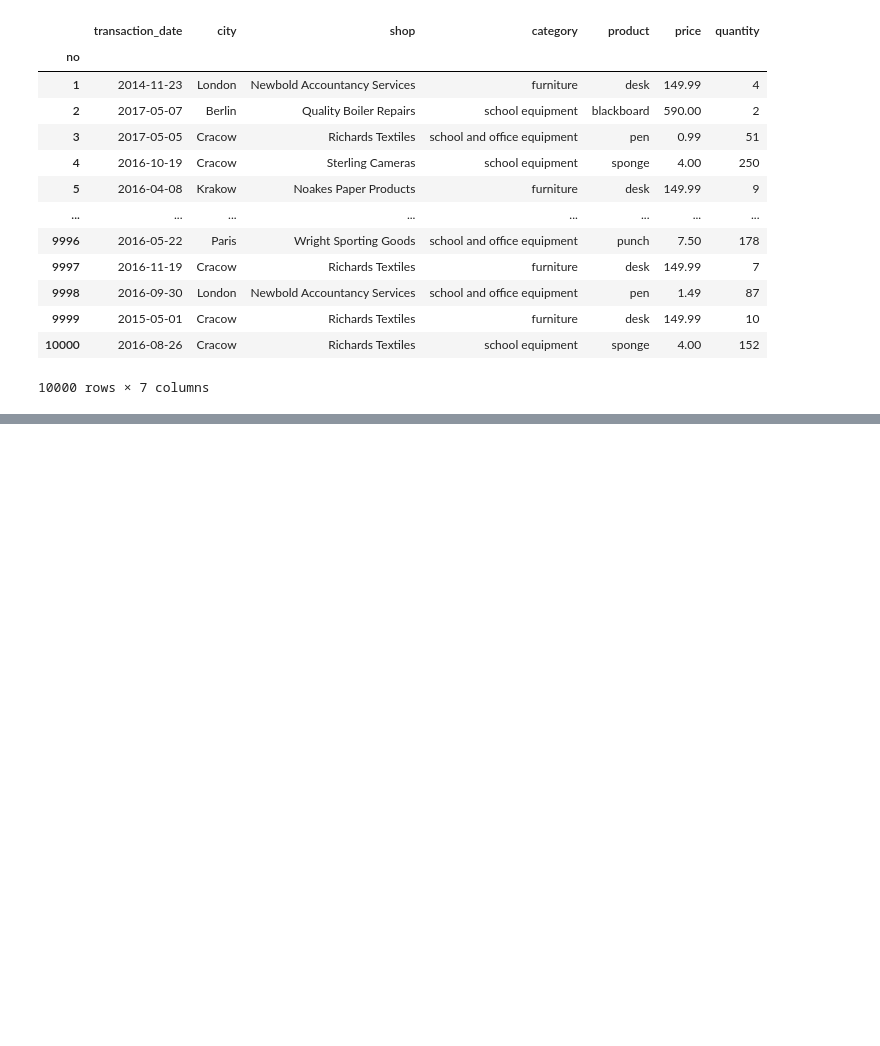
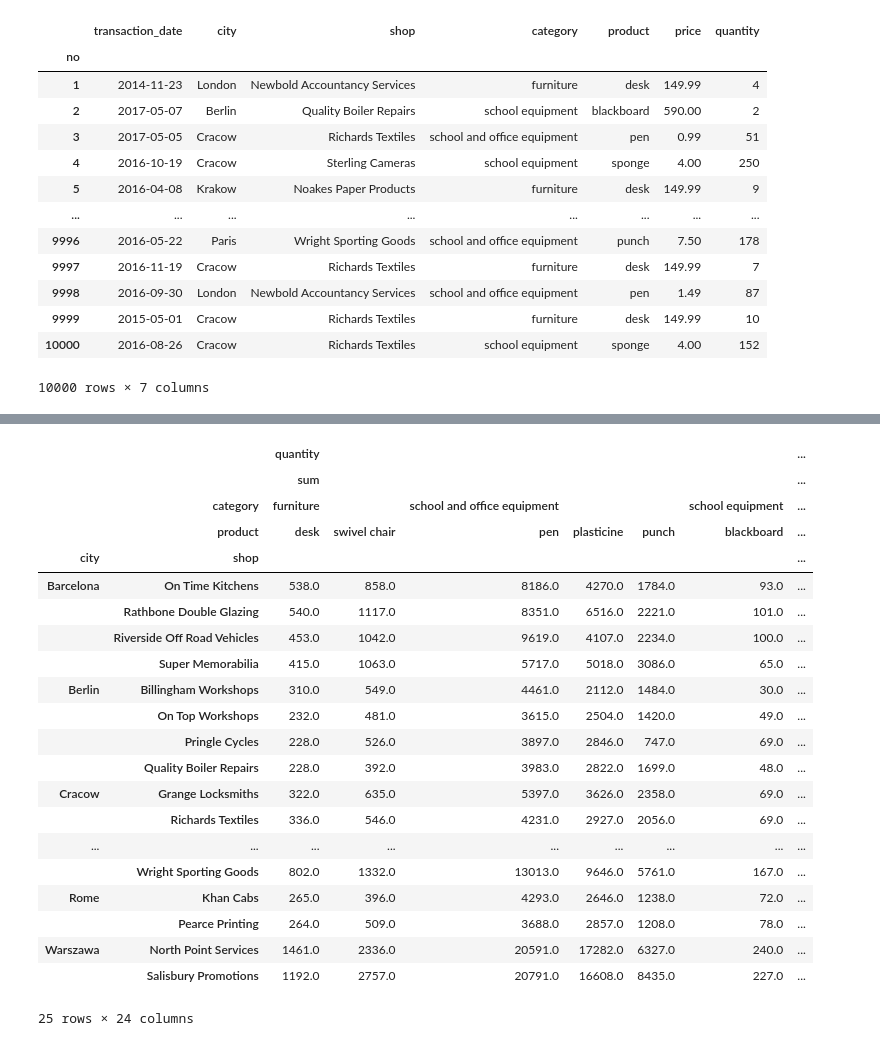
Before and after one commit to piotrgradzinski/dap_20230114, a Jupyter notebook: day_8_pgg/grouping_with_pivot.ipynb, the cells around one changed output, grey strips where cells are left out. Saved outputs shown, nothing was run; the diff lists cells and outputs as text; code cells hidden in the pictures; blank space fills up the shorter version.

```diff
--- a/day_8_pgg/grouping_with_pivot.ipynb
+++ b/day_8_pgg/grouping_with_pivot.ipynb
@@ -21,0 +220,28 @@ df
+# %%
+df.pivot_table(index=['city', 'shop'], columns=['category', 'product'], values=['total', 'quantity'], aggfunc={
+    'total': ['sum', 'mean'],
+    'quantity': 'sum'
+})
+# %% [output]
+|  |  | quantity |  |  |  |  |  | ... |
+|  |  | sum |  |  |  |  |  | ... |
+|  | category | furniture |  | school and office equipment |  |  | school equipment | ... |
+|  | product | desk | swivel chair | pen | plasticine | punch | blackboard | ... |
+| city | shop |  |  |  |  |  |  | ... |
+| Barcelona | On Time Kitchens | 538.0 | 858.0 | 8186.0 | 4270.0 | 1784.0 | 93.0 | ... |
+|  | Rathbone Double Glazing | 540.0 | 1117.0 | 8351.0 | 6516.0 | 2221.0 | 101.0 | ... |
+|  | Riverside Off Road Vehicles | 453.0 | 1042.0 | 9619.0 | 4107.0 | 2234.0 | 100.0 | ... |
+|  | Super Memorabilia | 415.0 | 1063.0 | 5717.0 | 5018.0 | 3086.0 | 65.0 | ... |
+| Berlin | Billingham Workshops | 310.0 | 549.0 | 4461.0 | 2112.0 | 1484.0 | 30.0 | ... |
+|  | On Top Workshops | 232.0 | 481.0 | 3615.0 | 2504.0 | 1420.0 | 49.0 | ... |
+|  | Pringle Cycles | 228.0 | 526.0 | 3897.0 | 2846.0 | 747.0 | 69.0 | ... |
+|  | Quality Boiler Repairs | 228.0 | 392.0 | 3983.0 | 2822.0 | 1699.0 | 48.0 | ... |
+| Cracow | Grange Locksmiths | 322.0 | 635.0 | 5397.0 | 3626.0 | 2358.0 | 69.0 | ... |
+|  | Richards Textiles | 336.0 | 546.0 | 4231.0 | 2927.0 | 2056.0 | 69.0 | ... |
+| ... | ... | ... | ... | ... | ... | ... | ... | ... |
+|  | Wright Sporting Goods | 802.0 | 1332.0 | 13013.0 | 9646.0 | 5761.0 | 167.0 | ... |
+| Rome | Khan Cabs | 265.0 | 396.0 | 4293.0 | 2646.0 | 1238.0 | 72.0 | ... |
+|  | Pearce Printing | 264.0 | 509.0 | 3688.0 | 2857.0 | 1208.0 | 78.0 | ... |
+| Warszawa | North Point Services | 1461.0 | 2336.0 | 20591.0 | 17282.0 | 6327.0 | 240.0 | ... |
+|  | Salisbury Promotions | 1192.0 | 2757.0 | 20791.0 | 16608.0 | 8435.0 | 227.0 | ... |
+25 rows × 24 columns
```
Also changed, not shown: parts of 31 cells of this notebook.
